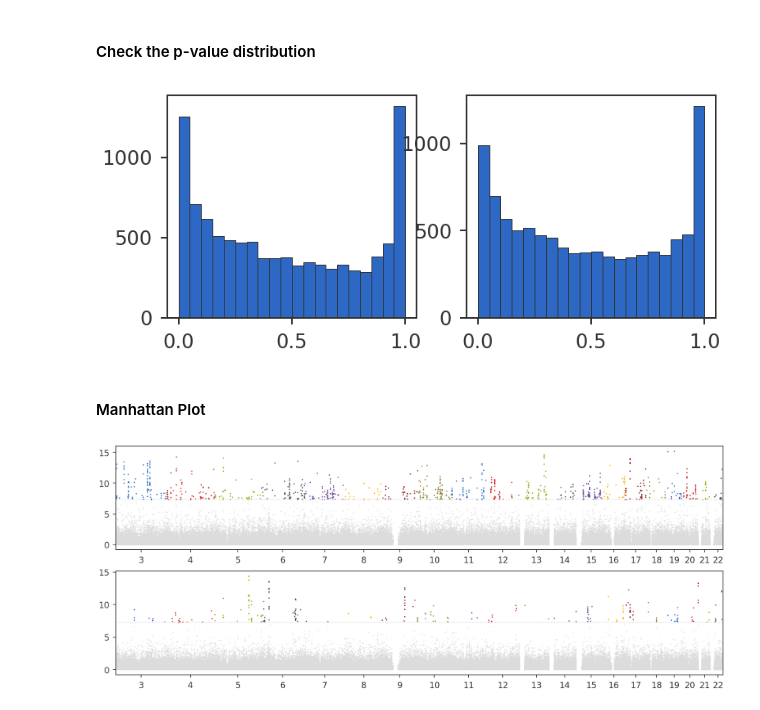
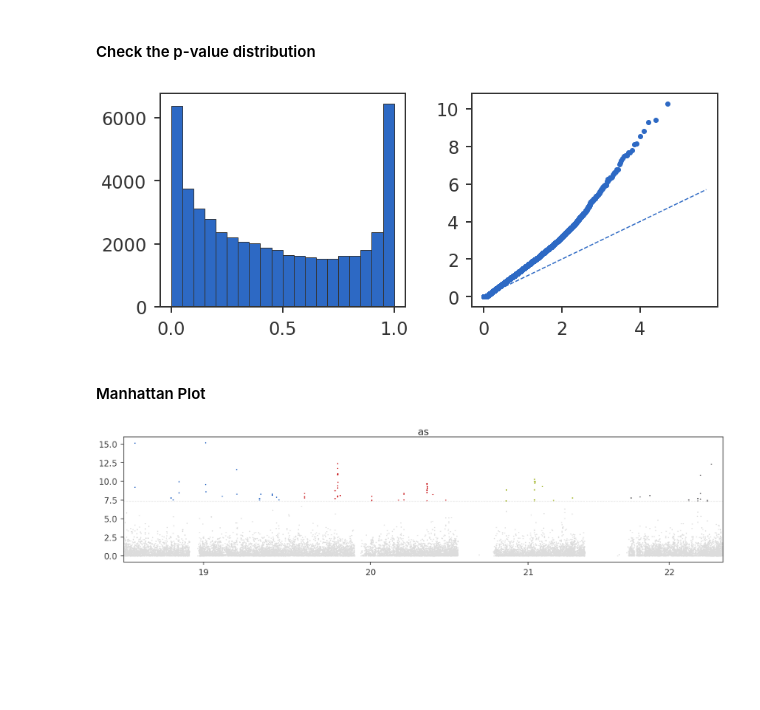
Before and after one commit to banskt/trans-eqtl-pipeline, a Jupyter notebook: analysis/jupyter/manhattan_plot.ipynb, the cells around one changed output. Drawn from its saved outputs; the diff is of its cells as text; code cells hidden in the pictures; blank space fills up the shorter version.

```diff
--- a/analysis/jupyter/manhattan_plot.ipynb
+++ b/analysis/jupyter/manhattan_plot.ipynb
@@ -7,12 +7,14 @@ Initial look at the trans-eQTLs, and get some basic plots:
 
 Define the input directories and variables here:
 # %%
-resdir = "/scratch/sbanerj/trans-eqtl/dev-pipeline/gtex_v8"
-tissuelist = ["as", "sse"]
+resdir = "/usr/users/sbanerj/trans_eqtl_results/gtex_v8"
+#resdir = "/scratch/sbanerj/trans-eqtl/dev-pipeline/gtex_v8"
+tissuelist = ["as"]
 tejaas_preproc = "raw_std"
 tejaas_method_variant = "permnull_sb0.1_knn"
 rrfile = "rr.txt"
-chrmlist = [3, 4, 5, 6, 7, 8, 9, 10, 11, 12, 13, 14, 15, 16, 17, 18, 19, 20, 21, 22]
+#chrmlist = [3, 4, 5, 6, 7, 8, 9, 10, 11, 12, 13, 14, 15, 16, 17, 18, 19, 20, 21, 22]
+chrmlist = [19, 20, 21, 22]
 # %%
 import numpy as np
 import pygtrie
@@ -59,8 +61,18 @@ def read_tejaas_all_chrom(filefmt, chrmlist):
         gwbppos[chrm] = np.array(bplist)
 
     gwpvals = np.array(gwpvals)
-    pmax  = np.max(gwpvals[np.where(gwpvals > 0)])
-    nonzero_pvals = gwpvals.copy()
-    nonzero_pvals[np.where(gwpvals == 0)] = pmax
 
-    return gwrsids, gwnsnps, gwbppos, nonzero_pvals
+    ## Sanity check of p-value
+    # Are there any nan p-values?
+    nan_mask = np.isnan(gwpvals)
+    if np.any(nan_mask):
+        print(f'SNPs with nan p-value: {np.sum(nan_mask)}')
+        gwpvals[np.where(nan_mask)[0]] = 1.0 ## just ignore this SNP
+
+    # Are there any zero p-values
+    zero_mask = gwpvals == 0
+    if np.any(zero_mask):
+        print(f'SNPs with zero p-value: {np.sum(zero_mask)}')
+        gwpvals[np.where(zero_mask)[0]] = np.min(gwpvals[~zero_mask])
+
+    return gwrsids, gwnsnps, gwbppos, gwpvals
@@ -77,16 +116,26 @@ gwlog10pvals2 = -np.log10(gwpvals2)
 # %% [markdown]
 #### Check the p-value distribution
 # %%
+def simpleQQplot(ax, pvals, sample_size):
+    N = len(pvals)
+    y = -np.log10(np.sort(pvals[np.random.choice(N, size = sample_size, replace = False)]))
+    x = -np.log10(np.arange(1, sample_size + 1) / sample_size)
+    maxval = x[0] + 1
+    ax.scatter(x, y)
+    ax.plot([0, maxval], [0, maxval], ls = 'dashed')
+
 fig = plt.figure(figsize = (12, 5))
 ax1 = fig.add_subplot(121)
 ax2 = fig.add_subplot(122)
 
-nplotsnp = min(10000, gwpvals.shape[0])
+nplotsnp = min(50000, gwpvals.shape[0])
 nchoose = np.sort(np.random.choice(gwpvals.shape[0], size = nplotsnp, replace = False))
 ax1.hist(gwpvals[nchoose])
-ax2.hist(gwpvals2[nchoose])
+simpleQQplot(ax2, gwpvals, nplotsnp)
+
+plt.tight_layout()
 plt.show()
 # %% [output]
-[figure, old version]
+[figure, new version]
 # %% [markdown]
 #### Manhattan Plot
@@ -124,18 +142,17 @@ def plot_manhattan(ax, chrmlist, nsnps, bppos, log10pvals, log10cutoff):
 # %%
-fig = plt.figure(figsize = (25, 10))
-ax1 = fig.add_subplot(211)
-ax2 = fig.add_subplot(212)
+fig = plt.figure(figsize = (25, 6))
+ax1 = fig.add_subplot(111)
 
 log10cutoff = -np.log10(5e-8)
 
 plot_manhattan(ax1, chrmlist, gwnsnps, gwbppos, gwlog10pvals, log10cutoff)
-plot_manhattan(ax2, chrmlist, gwnsnps2, gwbppos2, gwlog10pvals2, log10cutoff)
 
 plt.tight_layout()
 
-outfile = '../plots/manhattan_as_sse.png'
+ax1.set_title(tissuelist[0])
+outfile = f'../plots/manhattan_{tissuelist[0]}_19-22.png'
 plt.savefig(outfile, bbox_inches='tight')
 
 plt.show()
 # %% [output]
-[figure, old version]
+[figure, new version]
```
Also changed, not shown: parts of 3 cells of this notebook, 17 other files.
